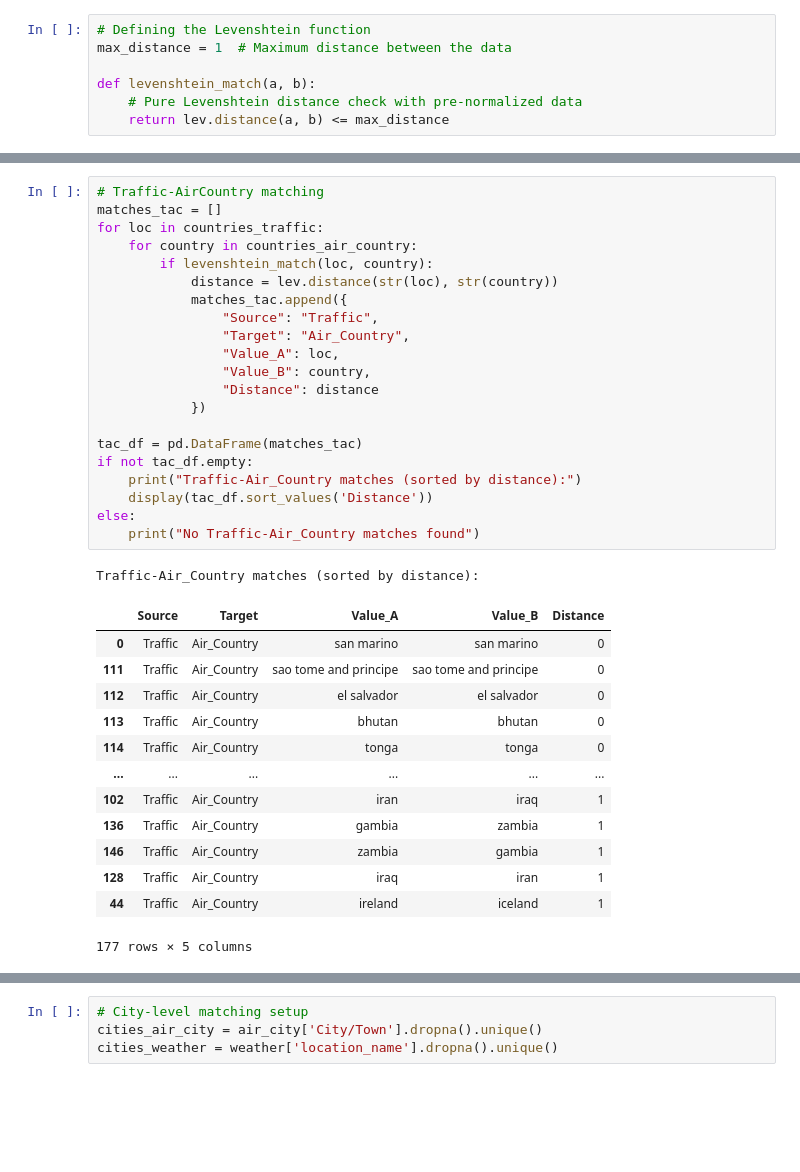
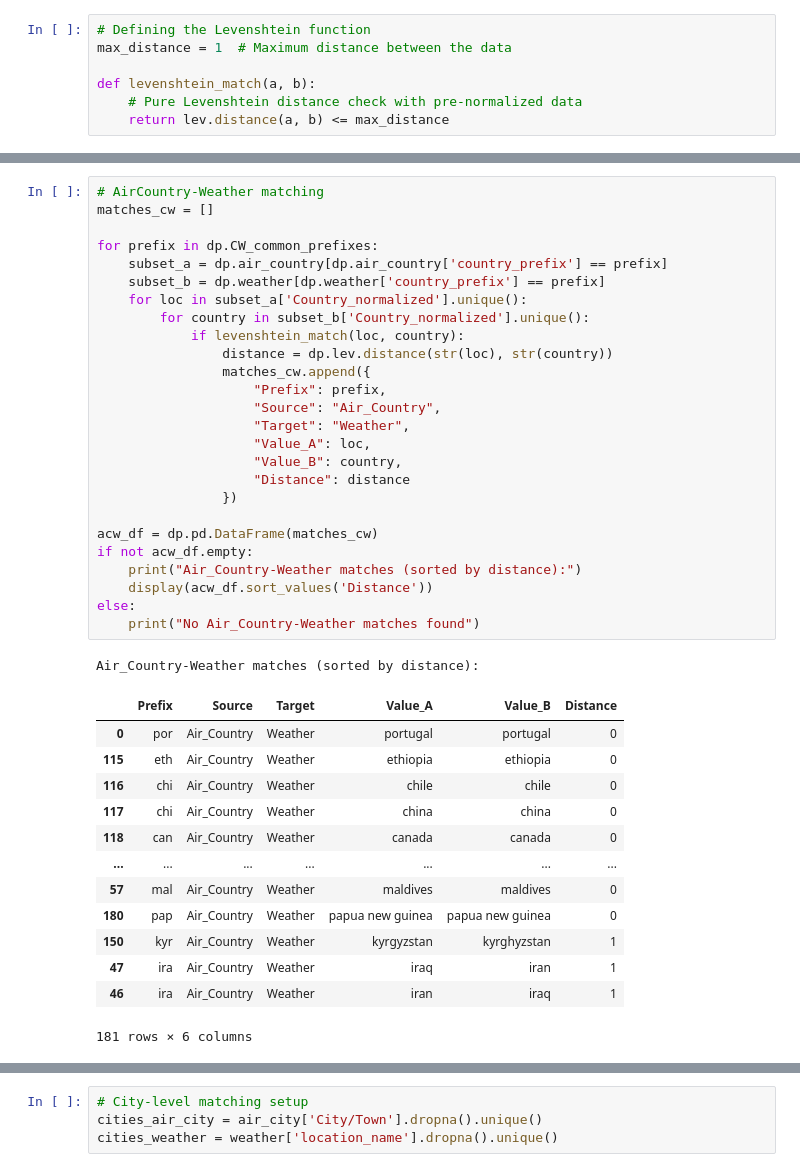
Before and after one commit to iceyubing/ipai25, a Jupyter notebook: levenshtein.ipynb, the cells around one changed output, grey strips where cells are left out. Drawn from its saved outputs; the diff is of its cells as text; blank space fills up the shorter version.

```diff
--- a/levenshtein.ipynb
+++ b/levenshtein.ipynb
@@ -110,36 +215,41 @@ Traffic-Forest matches (sorted by distance):
 # %%
-# Traffic-AirCountry matching
-matches_tac = []
-for loc in countries_traffic:
-    for country in countries_air_country:
-        if levenshtein_match(loc, country):
-            distance = lev.distance(str(loc), str(country))
-            matches_tac.append({
-                "Source": "Traffic",
-                "Target": "Air_Country",
-                "Value_A": loc,
-                "Value_B": country,
-                "Distance": distance
-            })
+# AirCountry-Weather matching
+matches_cw = []
 
-tac_df = pd.DataFrame(matches_tac)
-if not tac_df.empty:
-    print("Traffic-Air_Country matches (sorted by distance):")
-    display(tac_df.sort_values('Distance'))
+for prefix in dp.CW_common_prefixes:
+    subset_a = dp.air_country[dp.air_country['country_prefix'] == prefix]
+    subset_b = dp.weather[dp.weather['country_prefix'] == prefix]
+    for loc in subset_a['Country_normalized'].unique():
+        for country in subset_b['Country_normalized'].unique():
+            if levenshtein_match(loc, country):
+                distance = dp.lev.distance(str(loc), str(country))
+                matches_cw.append({
+                    "Prefix": prefix,
+                    "Source": "Air_Country",
+                    "Target": "Weather",
+                    "Value_A": loc,
+                    "Value_B": country,
+                    "Distance": distance
+                })
+
+acw_df = dp.pd.DataFrame(matches_cw)
+if not acw_df.empty:
+    print("Air_Country-Weather matches (sorted by distance):")
+    display(acw_df.sort_values('Distance'))
 else:
-    print("No Traffic-Air_Country matches found")
+    print("No Air_Country-Weather matches found")
 # %% [output]
-Traffic-Air_Country matches (sorted by distance):
+Air_Country-Weather matches (sorted by distance):
-|  | Source | Target | Value_A | Value_B | Distance |
-| 0 | Traffic | Air_Country | san marino | san marino | 0 |
-| 111 | Traffic | Air_Country | sao tome and principe | sao tome and principe | 0 |
-| 112 | Traffic | Air_Country | el salvador | el salvador | 0 |
-| 113 | Traffic | Air_Country | bhutan | bhutan | 0 |
-| 114 | Traffic | Air_Country | tonga | tonga | 0 |
-| ... | ... | ... | ... | ... | ... |
-| 102 | Traffic | Air_Country | iran | iraq | 1 |
-| 136 | Traffic | Air_Country | gambia | zambia | 1 |
-| 146 | Traffic | Air_Country | zambia | gambia | 1 |
-| 128 | Traffic | Air_Country | iraq | iran | 1 |
-| 44 | Traffic | Air_Country | ireland | iceland | 1 |
+|  | Prefix | Source | Target | Value_A | Value_B | Distance |
+| 0 | por | Air_Country | Weather | portugal | portugal | 0 |
+| 115 | eth | Air_Country | Weather | ethiopia | ethiopia | 0 |
+| 116 | chi | Air_Country | Weather | chile | chile | 0 |
+| 117 | chi | Air_Country | Weather | china | china | 0 |
+| 118 | can | Air_Country | Weather | canada | canada | 0 |
+| ... | ... | ... | ... | ... | ... | ... |
+| 57 | mal | Air_Country | Weather | maldives | maldives | 0 |
+| 180 | pap | Air_Country | Weather | papua new guinea | papua new guinea | 0 |
+| 150 | kyr | Air_Country | Weather | kyrgyzstan | kyrghyzstan | 1 |
+| 47 | ira | Air_Country | Weather | iraq | iran | 1 |
+| 46 | ira | Air_Country | Weather | iran | iraq | 1 |
-177 rows × 5 columns
+181 rows × 6 columns
```
Also changed, not shown: parts of 9 cells of this notebook, 1 other file.
